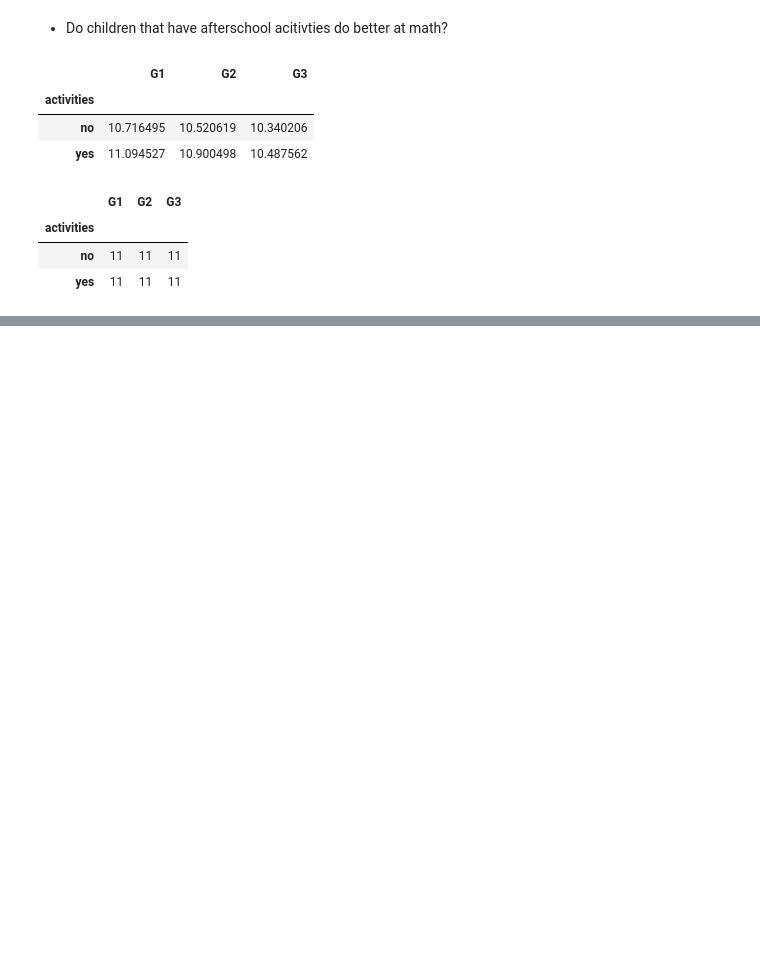
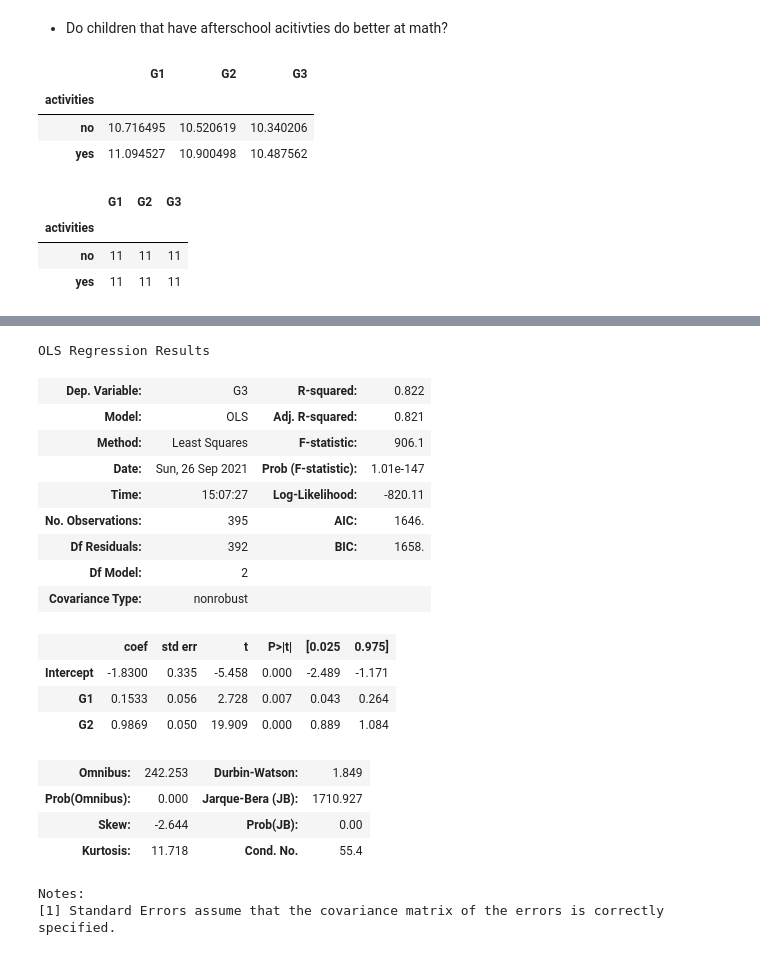
Before and after one commit to Gal-Gilor/Student-Performance-Estimation, a Jupyter notebook: notebooks/exploratory_notebook.ipynb, the cells around one changed output, grey strips where cells are left out. Cells and saved outputs as stored; diff of their text form; code cells hidden in the pictures; blank space fills up the shorter version.

```diff
--- a/notebooks/exploratory_notebook.ipynb
+++ b/notebooks/exploratory_notebook.ipynb
@@ -377,0 +472,23 @@ processed = processed.drop('famsize', axis=1)
+# %%
+model.summary()
+# %% [output]
+OLS Regression Results
+| Dep. Variable: | G3 | R-squared: | 0.822 |
+| Model: | OLS | Adj. R-squared: | 0.821 |
+| Method: | Least Squares | F-statistic: | 906.1 |
+| Date: | Sun, 26 Sep 2021 | Prob (F-statistic): | 1.01e-147 |
+| Time: | 15:07:27 | Log-Likelihood: | -820.11 |
+| No. Observations: | 395 | AIC: | 1646. |
+| Df Residuals: | 392 | BIC: | 1658. |
+| Df Model: | 2 |  |  |
+| Covariance Type: | nonrobust |  |  |
+|  | coef | std err | t | P>|t| | [0.025 | 0.975] |
+| Intercept | -1.8300 | 0.335 | -5.458 | 0.000 | -2.489 | -1.171 |
+| G1 | 0.1533 | 0.056 | 2.728 | 0.007 | 0.043 | 0.264 |
+| G2 | 0.9869 | 0.050 | 19.909 | 0.000 | 0.889 | 1.084 |
+| Omnibus: | 242.253 | Durbin-Watson: | 1.849 |
+| Prob(Omnibus): | 0.000 | Jarque-Bera (JB): | 1710.927 |
+| Skew: | -2.644 | Prob(JB): | 0.00 |
+| Kurtosis: | 11.718 | Cond. No. | 55.4 |
+Notes:
+[1] Standard Errors assume that the covariance matrix of the errors is correctly specified.
```
Also changed, not shown: parts of 31 cells of this notebook.
